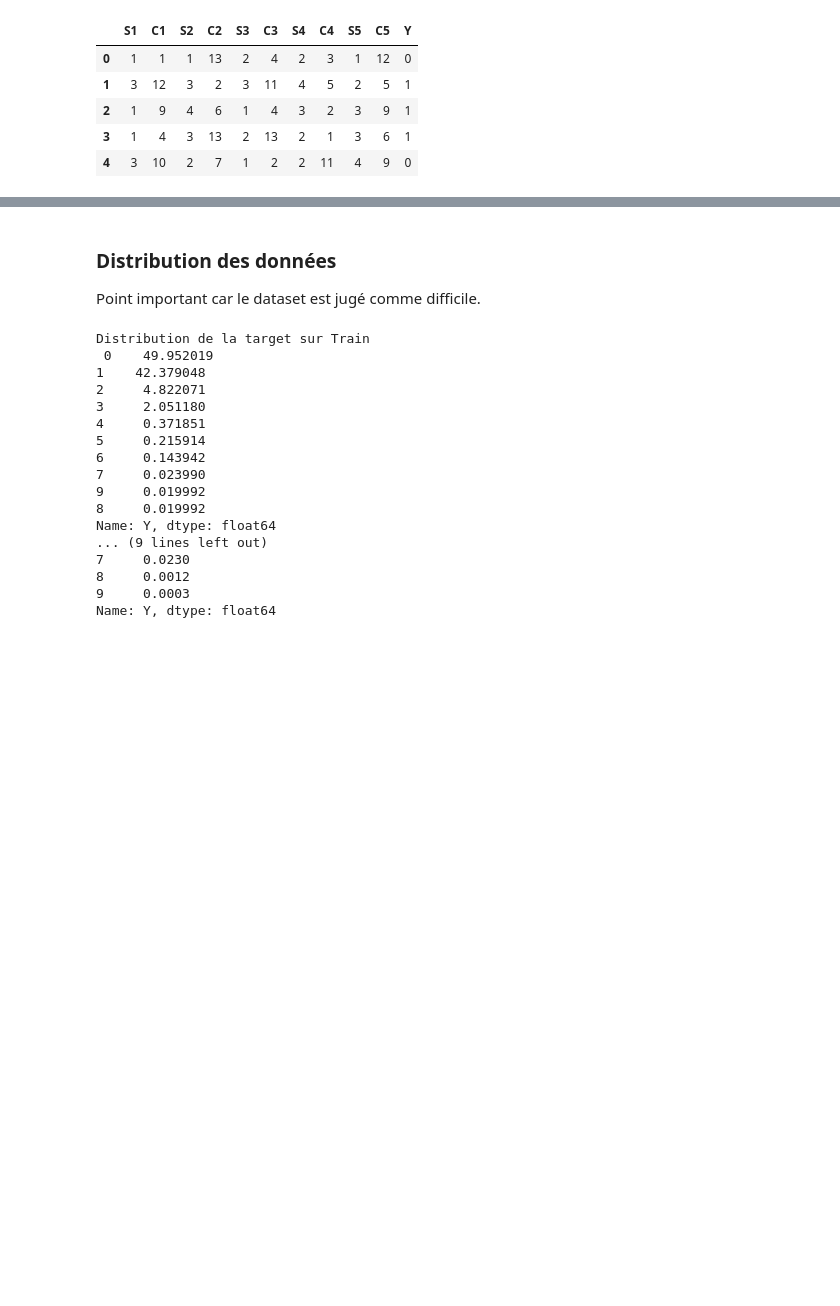
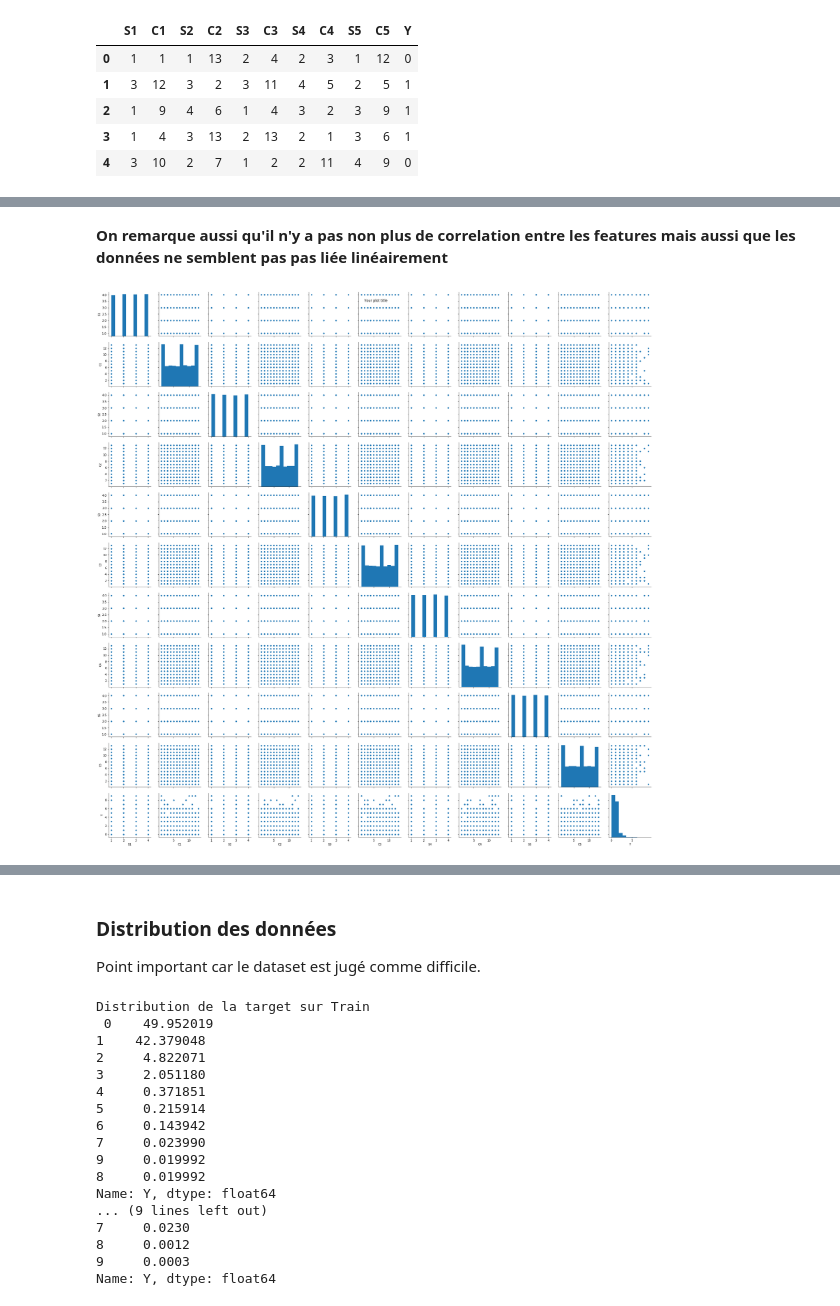
Before and after one commit to ArthurThomasset/Projet_python_datascience, a Jupyter notebook: Poker_hand_exploration.ipynb, the cells around one changed output, grey strips where cells are left out. Cells and saved outputs as stored; diff of their text form; code cells hidden in the pictures; blank space fills up the shorter version.

```diff
--- a/Poker_hand_exploration.ipynb
+++ b/Poker_hand_exploration.ipynb
@@ -75,0 +95,8 @@ df_poker_hand_test.describe()
+# %% [markdown]
+__On remarque aussi qu'il n'y a pas non plus de correlation entre les features mais aussi que les données ne semblent pas pas liée linéairement__
+# %%
+# PairPlot
+pairplot = sns.pairplot(df_poker_hand_train)
+plt.show()
+# %% [output]
+[figure, added]
```
Also changed, not shown: parts of 4 cells of this notebook.
